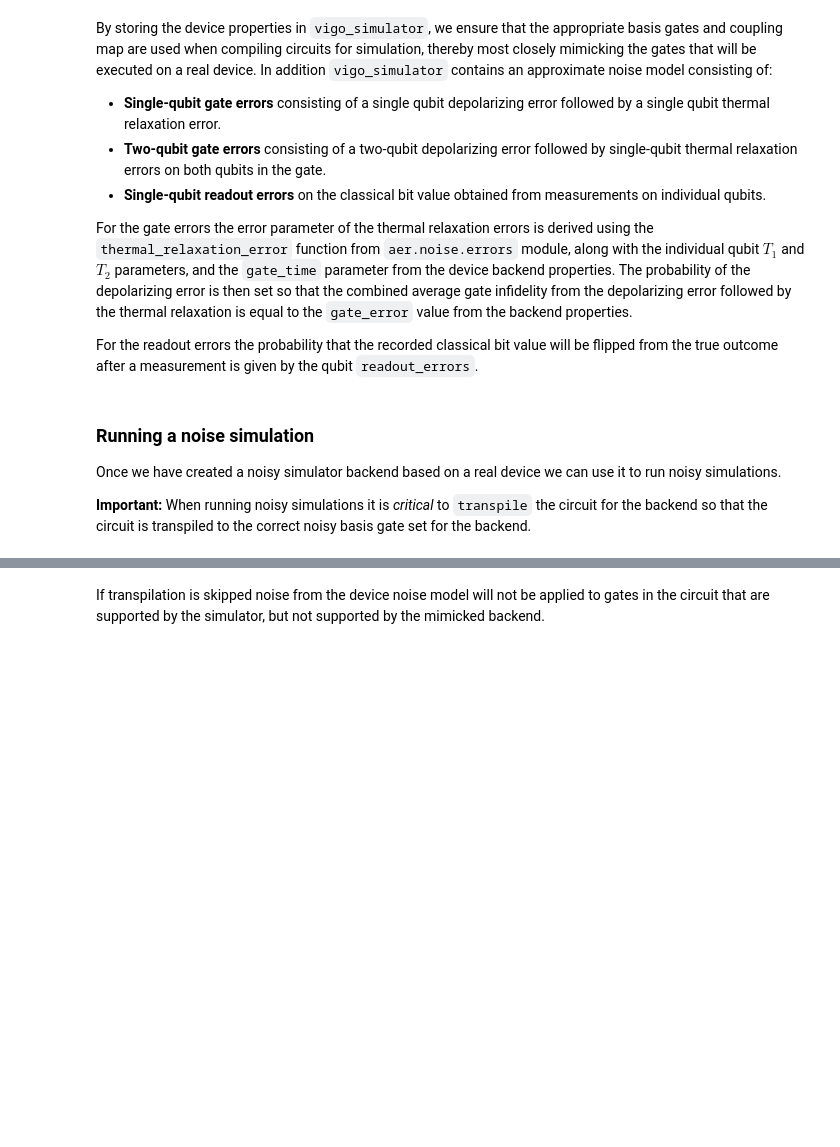
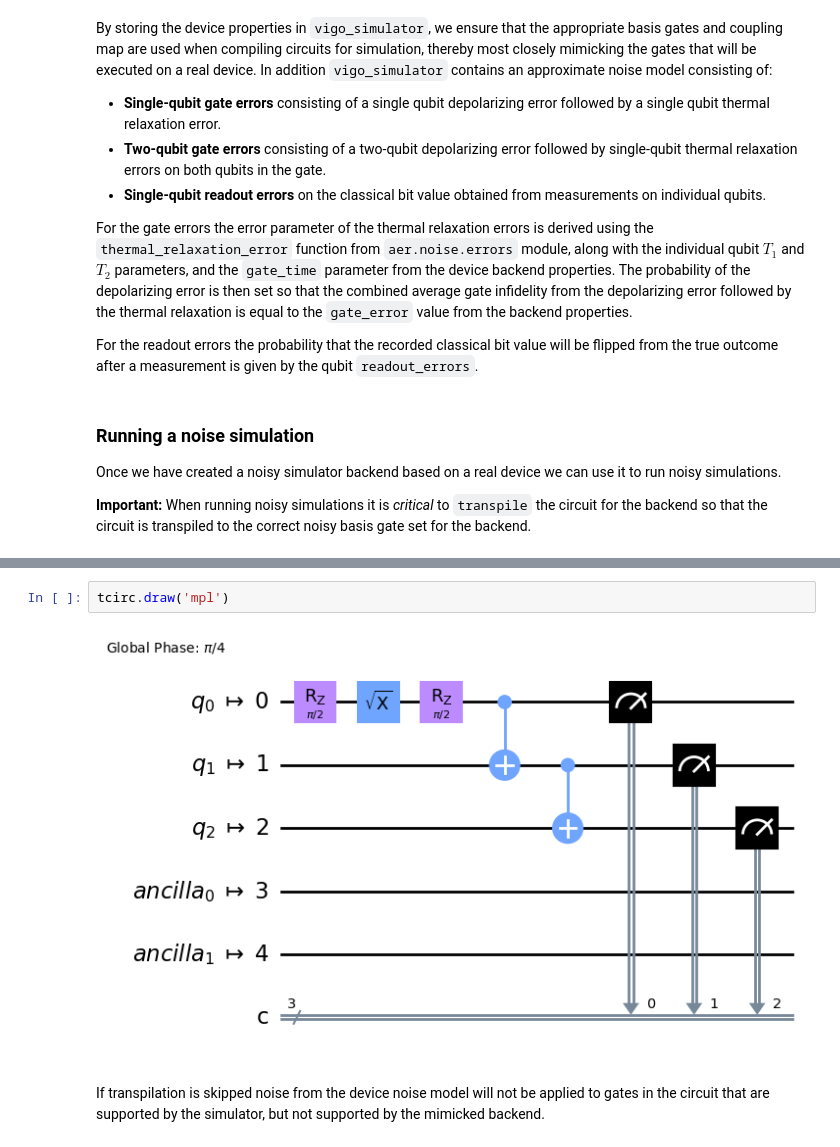
Before and after one commit to grossiM/IANUA, a Jupyter notebook: IANUA23_1.ipynb, the cells around one changed output, grey strips where cells are left out. Drawn from its saved outputs; the diff is of its cells as text; blank space fills up the shorter version.

```diff
--- a/IANUA23_1.ipynb
+++ b/IANUA23_1.ipynb
@@ -634,2 +809,6 @@ plot_histogram(counts_noise,
+# %%
+tcirc.draw('mpl')
+# %% [output]
+[figure, added]
 # %% [markdown]
 If transpilation is skipped noise from the device noise model will not be applied to gates in the circuit that are supported by the simulator, but not supported by the mimicked backend.
```
Also changed, not shown: parts of 35 cells of this notebook, 1 other file.
